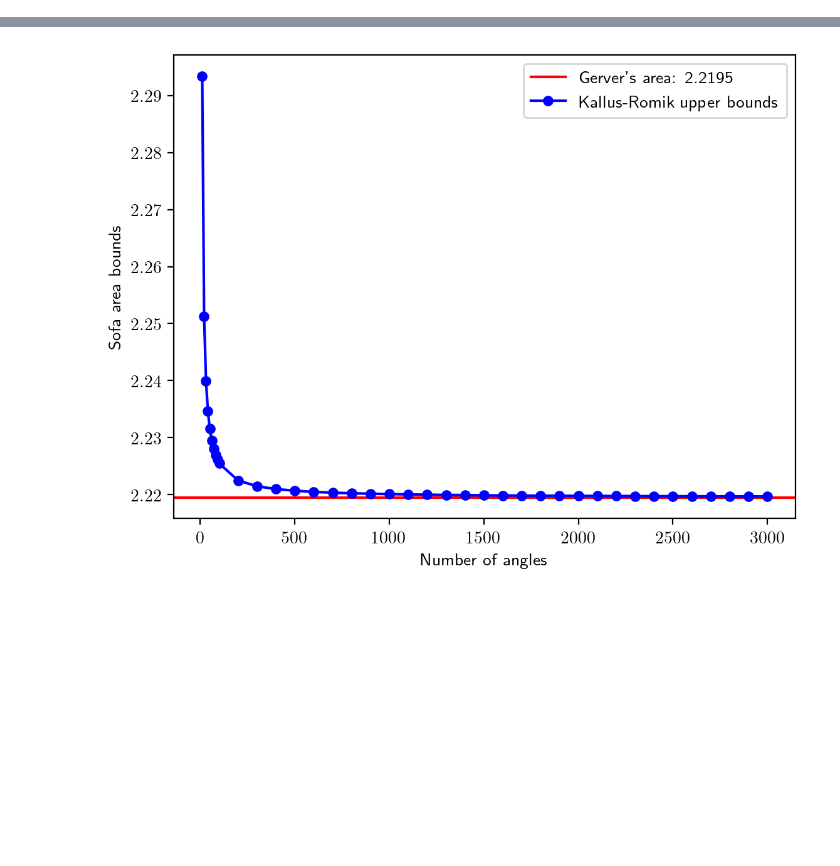
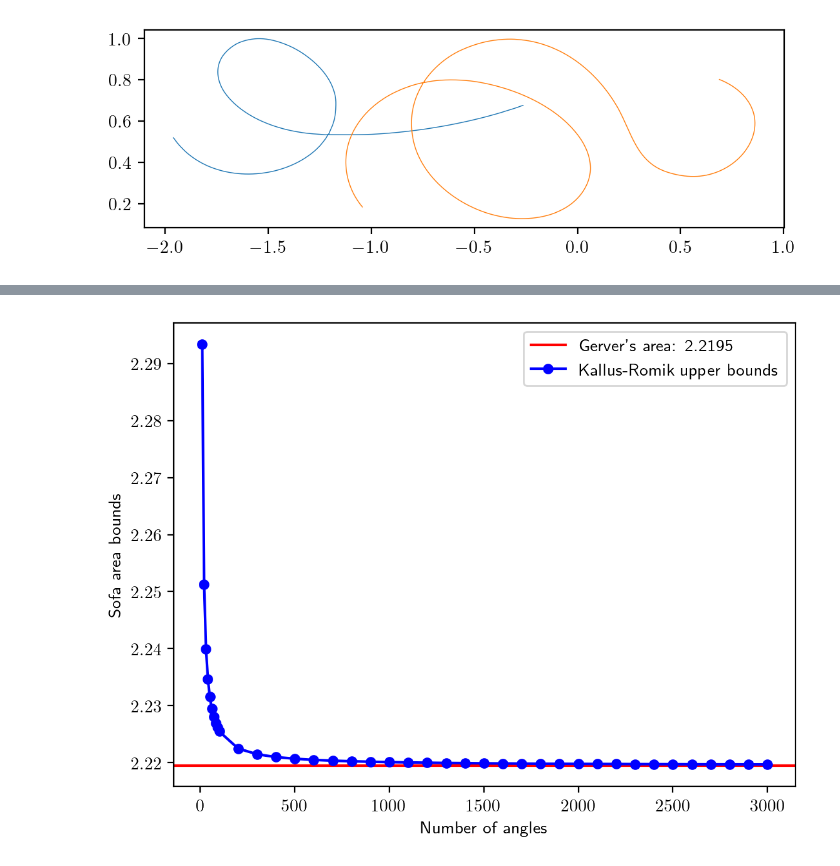
Before and after one commit to kuangdai/sofa, a Jupyter notebook: paper.ipynb, the cells around one changed output, grey strips where cells are left out. Saved outputs shown, nothing was run; the diff lists cells and outputs as text; code cells hidden in the pictures; blank space fills up the shorter version.

```diff
--- a/paper.ipynb
+++ b/paper.ipynb
@@ -186,0 +224,64 @@ plt.show()
+# %%
+from svg.path import parse_path
+
+c1 = "M285.5 4.5C323.5 -0.5 363.5 12.5 397 29.5C428 45 455 66 479.5 90.5C521.5 132.5 553.5 183.5 565 242.5C569 260.5 569.5 278.5 569 296.5C568.5 325 565.5 353 557 380.5C553.5 390.5 550 400 546.5 410C545.5 413 545 419 541.5 419.5C533 421 522.5 418.5 514 418C493 416.5 472 414.5 451.5 410.5C346 391.5 242.5 336.5 186 242.5C157 193.5 148 130 176 78.5C183 66.5 191.5 55 201.5 45C210.5 36 221 27 232.5 21C249.5 12 266.5 7 285.5 4.5M544.5 419.5C597 419.5 649.5 421 701.5 417.5C802 410.5 902.5 394 1000 368.5C1049.5 355.5 1098.5 340.5 1146 322.5C1162 316 1178.5 310 1194.5 303.5C1203.5 299.5 1213 294.5 1222.5 292M541 420.5C537.5 430 532.5 439 527 447.5C513.5 470.5 495.5 491.5 476 509C382.5 593.5 242 616 129.5 558C94 539.5 61.5 512.5 37 481C29.5 471.5 22 461.5 15.5 451C12 445 9 438.5 4.5 433"
+c2 = "M62.5 735C2 645.5 -12.5 526.5 22.5 424.5C43.5 364 80 310 129 268.5C159.5 242.5 194 222.5 231 207.5C239.5 204 248.5 201 257.5 198C261 197 266 195 269.5 195.5C273.5 196 267.5 206.5 266.5 208.5C260 222.5 255 237 250 251.5C229.5 314 227.5 382 238.5 446.5C259.5 566.5 340 674.5 444.5 735C521.5 780 614.5 798 701 770.5C723 763.5 743.5 752.5 762.5 739.5C822 698 858 623.5 853 551C850.5 512 838 473 819.5 438.5C752 313.5 618.5 229.5 483 196C434.5 183.5 384.5 180 334.5 183.5C320 184.5 305.5 187 291 190C288 190.5 278.5 194 276.5 192C275 190.5 277 187.5 277.5 186C280.5 180.5 283.5 175.5 286.5 170.5C317.5 120 361.5 75 414.5 47.5C446.5 30.5 480 17.5 516 11C540 7 564.5 4.5 589 6C614 8 638.5 11.5 662.5 19C795 59 891.5 179.5 947.5 301C973.5 358.5 989.5 420 1017 476.5C1034.5 513 1059.5 547.5 1094.5 569C1118 583 1145 592 1171.5 597C1190 600.5 1209 601.5 1227.5 600C1346.5 588.5 1435 467 1424 350.5C1416.5 273.5 1366.5 211 1297.5 178.5M271 195.5L275 192.5"
+
+
+def get_points(string, n_points):
+    p = parse_path(string)
+    points = []
+    for x in torch.linspace(0., 1., n_points):
+        points.append(p.point(x))
+    points = torch.tensor(points)
+    x = torch.real(points)
+    y = -torch.imag(points)
+    dx = torch.diff(x)
+    dy = torch.diff(y)
+    length = torch.sqrt(dx ** 2 + dy ** 2)
+    splits = torch.where(length > 50)[0]
+    splits = torch.cat((torch.tensor(0).unsqueeze(0),
+                        splits,
+                        torch.tensor(n_points).unsqueeze(0)))
+    sections = []
+    for i in range(len(splits) - 1):
+        sections.append(torch.stack((x[splits[i] + 1:splits[i + 1]], y[splits[i] + 1:splits[i + 1]]), dim=-1))
+    return sections
+
+
+sections1 = get_points(c1, 1000)
+s0 = sections1[1].flip(dims=[0])
+s1 = sections1[0]
+start = torch.argmin(torch.norm(s1 - s0[-1], dim=1))
+s1 = torch.cat((s1[start:], s1[0:start]), dim=0)
+s2 = sections1[2]
+curve1 = torch.cat([s0, s1, s2], dim=0)
+
+sections2 = get_points(c2, 2000)
+curve2 = sections2[0]
+norm = torch.norm(curve2 - sections2[1][1], dim=1)
+loc = torch.where(torch.logical_and(norm[2:] - norm[1:-1] > 0, norm[0:-2] - norm[1:-1] > 0))[0] - 1
+curve2[loc[0]] = sections2[1][1]
+curve2[loc[1]] = sections2[1][1]
+curve2[:, 0] += 600
+
+margin = 100
+right = curve2[:, 0].max() + margin
+left = curve1[:, 0].min() - margin
+curve1 = (gg["x_sample"][-1] - gg["x_sample"][0]) / (right - left) * (curve1 - left) + gg["x_sample"][0]
+curve2 = (gg["x_sample"][-1] - gg["x_sample"][0]) / (right - left) * (curve2 - left) + gg["x_sample"][0]
+top = curve1[:, 1].max()
+curve1[:, 1] += -top
+curve2[:, 1] += -top
+curve1[:, 1] *= .8
+curve2[:, 1] *= .8
+curve1[:, 1] += 1
+curve2[:, 1] += 1
+
+plt.figure(dpi=200)
+plt.plot(curve1[:, 0], curve1[:, 1], lw=.5)
+plt.plot(curve2[:, 0], curve2[:, 1], lw=.5)
+plt.gca().set_aspect(1.)
+plt.show()
+# %% [output]
+[figure, added]
```
Also changed, not shown: parts of 11 cells of this notebook, 14 other files.
